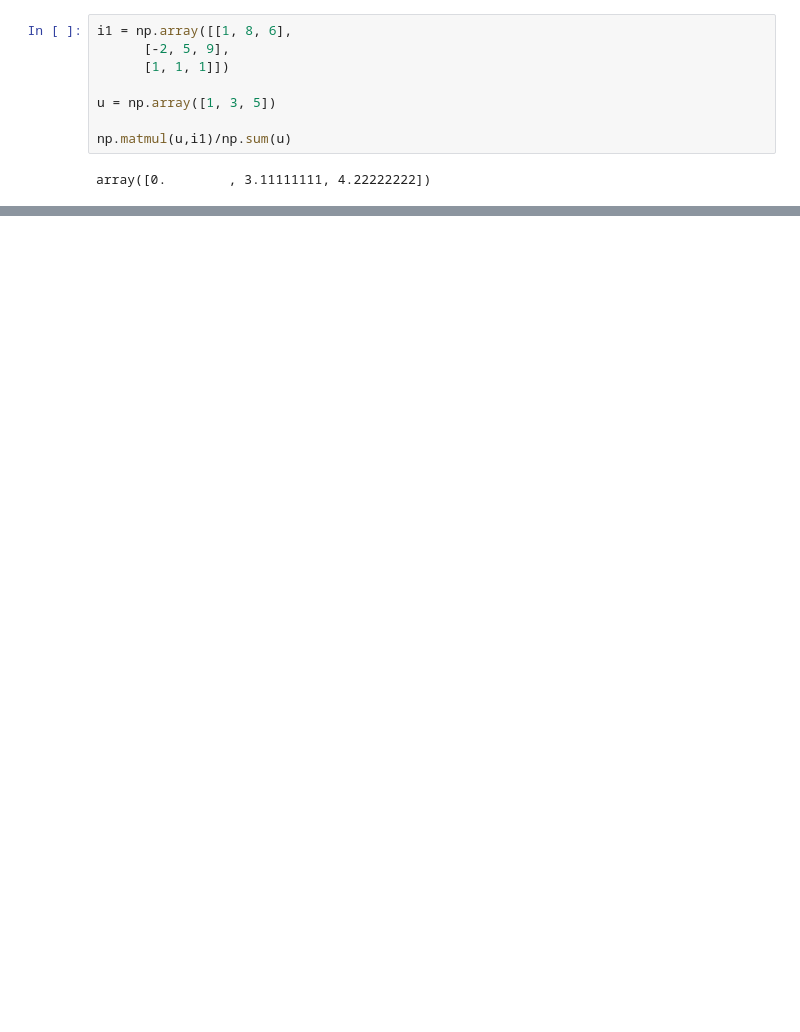
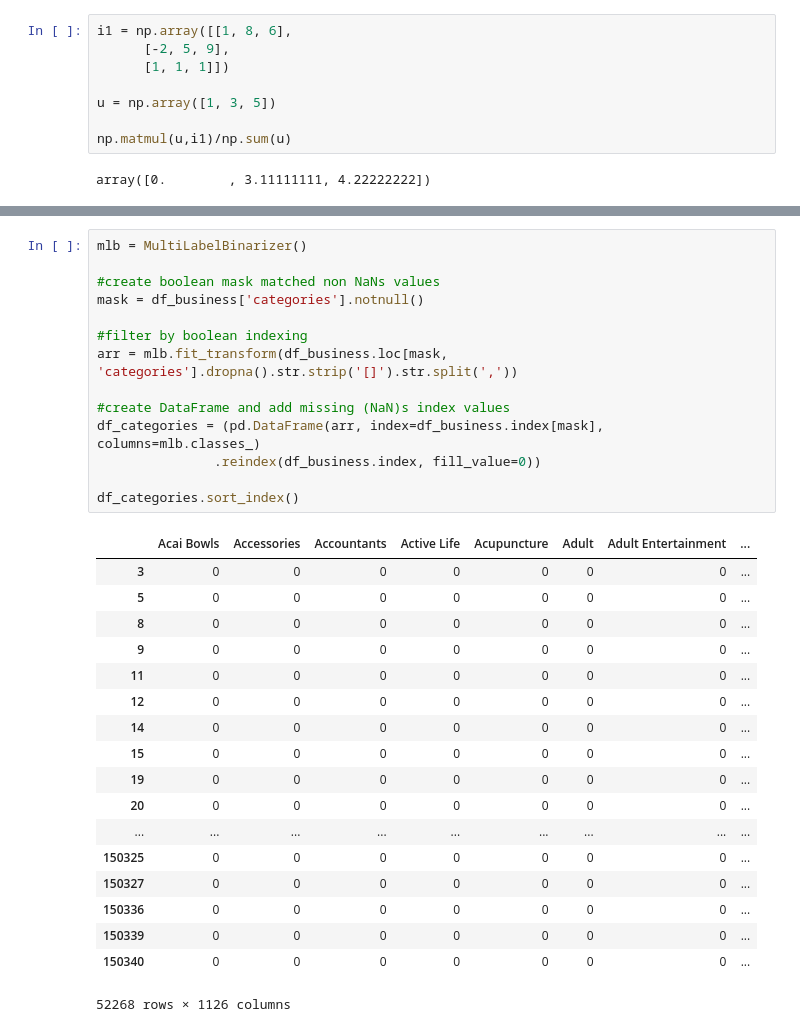
Before and after one commit to pouyakhooshabi/Recommender-System-Design, a Jupyter notebook: Recommendation System Yelp_practice.ipynb, the cells around one changed output, grey strips where cells are left out. Drawn from its saved outputs; the diff is of its cells as text; blank space fills up the shorter version.

```diff
--- a/Recommendation System Yelp_practice.ipynb
+++ b/Recommendation System Yelp_practice.ipynb
@@ -453,0 +561,33 @@ array([0.        , 3.11111111, 4.22222222])
+# %%
+mlb = MultiLabelBinarizer()
+
+#create boolean mask matched non NaNs values
+mask = df_business['categories'].notnull()
+
+#filter by boolean indexing
+arr = mlb.fit_transform(df_business.loc[mask, 'categories'].dropna().str.strip('[]').str.split(','))
+
+#create DataFrame and add missing (NaN)s index values
+df_categories = (pd.DataFrame(arr, index=df_business.index[mask], columns=mlb.classes_)
+               .reindex(df_business.index, fill_value=0))
+
+df_categories.sort_index()
+# %% [output]
+|  | Acai Bowls | Accessories | Accountants | Active Life | Acupuncture | Adult | Adult Entertainment | ... |
+| 3 | 0 | 0 | 0 | 0 | 0 | 0 | 0 | ... |
+| 5 | 0 | 0 | 0 | 0 | 0 | 0 | 0 | ... |
+| 8 | 0 | 0 | 0 | 0 | 0 | 0 | 0 | ... |
+| 9 | 0 | 0 | 0 | 0 | 0 | 0 | 0 | ... |
+| 11 | 0 | 0 | 0 | 0 | 0 | 0 | 0 | ... |
+| 12 | 0 | 0 | 0 | 0 | 0 | 0 | 0 | ... |
+| 14 | 0 | 0 | 0 | 0 | 0 | 0 | 0 | ... |
+| 15 | 0 | 0 | 0 | 0 | 0 | 0 | 0 | ... |
+| 19 | 0 | 0 | 0 | 0 | 0 | 0 | 0 | ... |
+| 20 | 0 | 0 | 0 | 0 | 0 | 0 | 0 | ... |
+| ... | ... | ... | ... | ... | ... | ... | ... | ... |
+| 150325 | 0 | 0 | 0 | 0 | 0 | 0 | 0 | ... |
+| 150327 | 0 | 0 | 0 | 0 | 0 | 0 | 0 | ... |
+| 150336 | 0 | 0 | 0 | 0 | 0 | 0 | 0 | ... |
+| 150339 | 0 | 0 | 0 | 0 | 0 | 0 | 0 | ... |
+| 150340 | 0 | 0 | 0 | 0 | 0 | 0 | 0 | ... |
+52268 rows × 1126 columns
```
Also changed, not shown: parts of 27 cells of this notebook.
